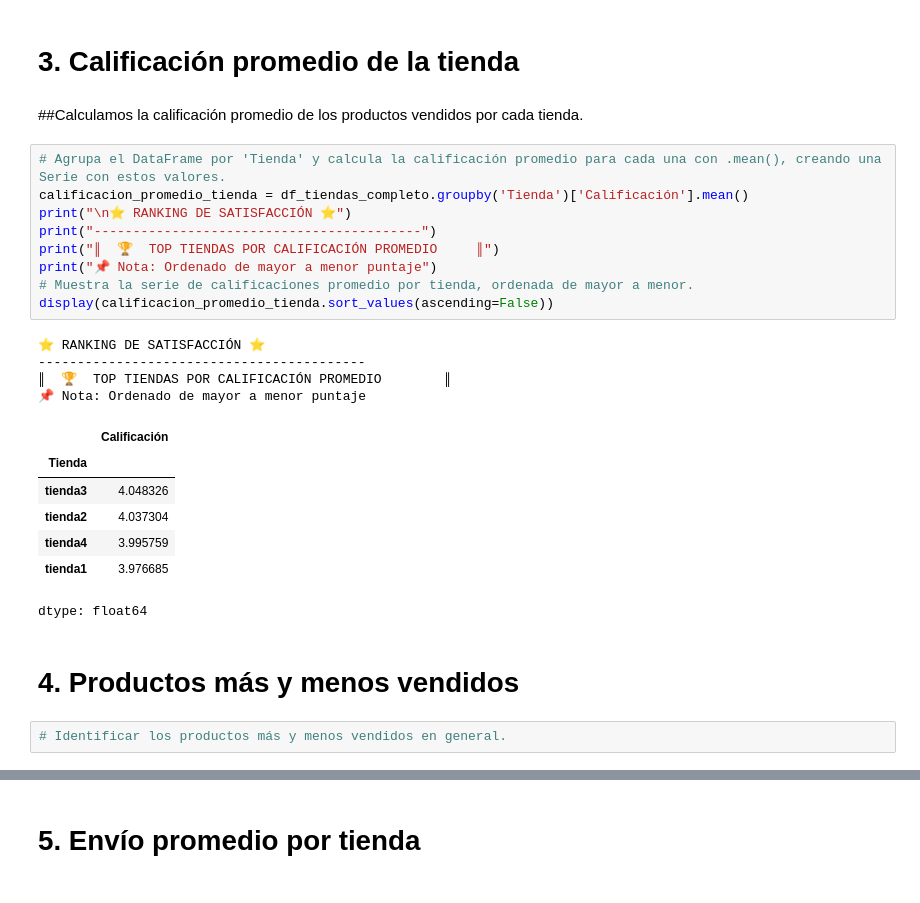
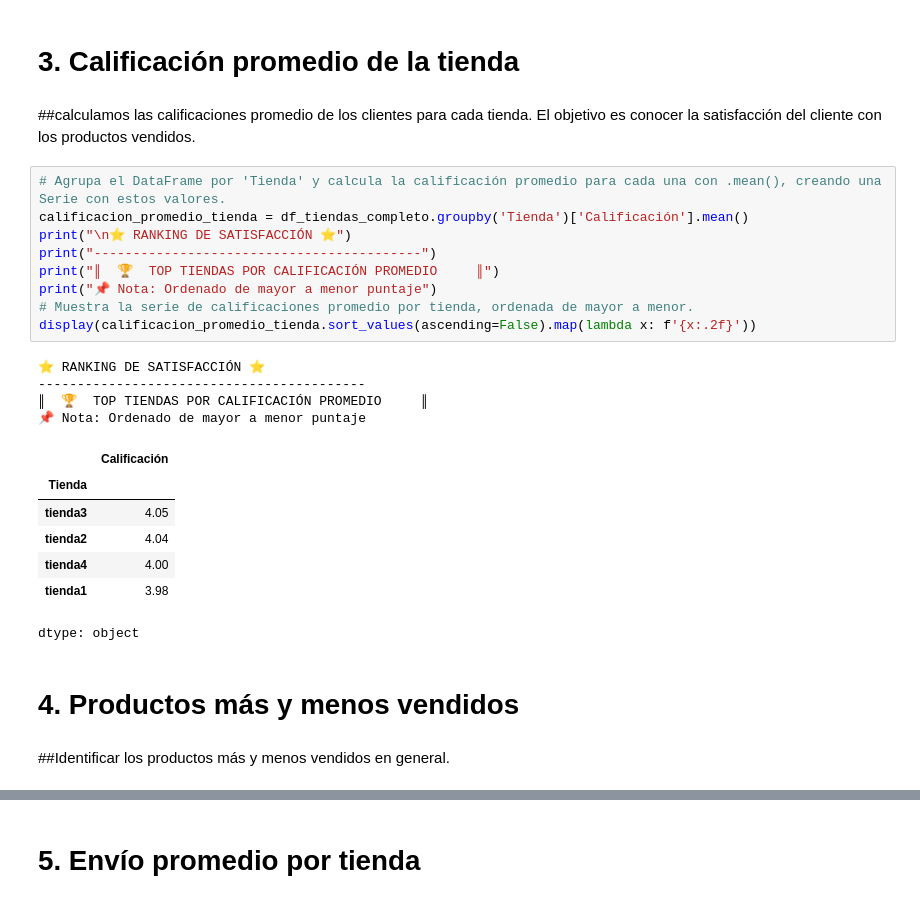
Before and after one commit to Harold-dev-code/Primer_Challenge_DataScience_Alura_Store, a Jupyter notebook: Primer_Challenge_DataScience_AluraStore.ipynb, the cells around one changed output, grey strips where cells are left out. Saved outputs shown, nothing was run; the diff lists cells and outputs as text.

```diff
--- a/Primer_Challenge_DataScience_AluraStore.ipynb
+++ b/Primer_Challenge_DataScience_AluraStore.ipynb
@@ -333,8 +333,8 @@ dtype: float64
 dtype: float64
 # %% [markdown]
 # 3. Calificación promedio de la tienda
-# %% [markdown]
-##Calculamos la calificación promedio de los productos vendidos por cada tienda.
+# %% [markdown]
+##calculamos las calificaciones promedio de los clientes para cada tienda. El objetivo es conocer la satisfacción del cliente con los productos vendidos.
 # %%
 # Agrupa el DataFrame por 'Tienda' y calcula la calificación promedio para cada una con .mean(), creando una Serie con estos valores.
 calificacion_promedio_tienda = df_tiendas_completo.groupby('Tienda')['Calificación'].mean()
@@ -343,7 +343,7 @@ print("------------------------------------------")
 print("║  🏆  TOP TIENDAS POR CALIFICACIÓN PROMEDIO     ║")
 print("📌 Nota: Ordenado de mayor a menor puntaje")
 # Muestra la serie de calificaciones promedio por tienda, ordenada de mayor a menor.
-display(calificacion_promedio_tienda.sort_values(ascending=False))
+display(calificacion_promedio_tienda.sort_values(ascending=False).map(lambda x: f'{x:.2f}'))
 # %% [output]
 ⭐ RANKING DE SATISFACCIÓN ⭐
 ------------------------------------------
@@ -351,14 +351,14 @@ display(calificacion_promedio_tienda.sort_values(ascending=False))
 📌 Nota: Ordenado de mayor a menor puntaje
 |  | Calificación |
 | Tienda |  |
-| tienda3 | 4.048326 |
-| tienda2 | 4.037304 |
-| tienda4 | 3.995759 |
-| tienda1 | 3.976685 |
+| tienda3 | 4.05 |
+| tienda2 | 4.04 |
+| tienda4 | 4.00 |
+| tienda1 | 3.98 |
-dtype: float64
+dtype: object
 # %% [markdown]
 # 4. Productos más y menos vendidos
-# %%
-# Identificar los productos más y menos vendidos en general.
+# %% [markdown]
+##Identificar los productos más y menos vendidos en general.
 # %%
 productos_mas_vendidos = df_tiendas_completo['Producto'].value_counts().head(5)
```
Also changed, not shown: parts of 7 cells of this notebook.
